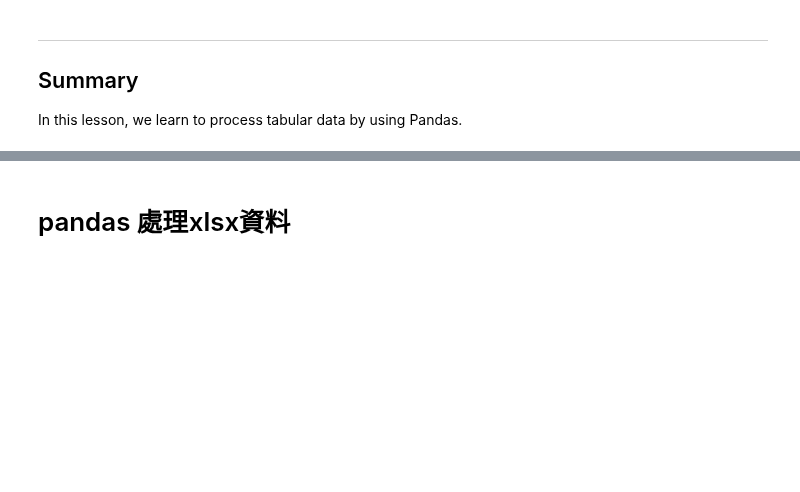
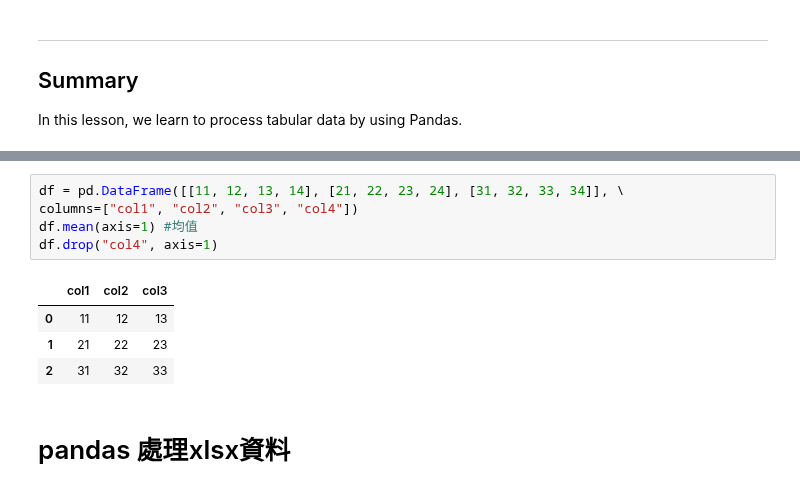
Before and after one commit to eddylin2015/mathsym, a Jupyter notebook: lesson/lesson02C_pandas.ipynb, the cells around one changed output, grey strips where cells are left out. Drawn from its saved outputs; the diff is of its cells as text; blank space fills up the shorter version.

```diff
--- a/lesson/lesson02C_pandas.ipynb
+++ b/lesson/lesson02C_pandas.ipynb
@@ -458,3 +461,13 @@ In this lesson, we learn to process tabular data by using Pandas.
+# %%
+df = pd.DataFrame([[11, 12, 13, 14], [21, 22, 23, 24], [31, 32, 33, 34]], \
+columns=["col1", "col2", "col3", "col4"])
+df.mean(axis=1) #均值
+df.drop("col4", axis=1)
+# %% [output]
+|  | col1 | col2 | col3 |
+| 0 | 11 | 12 | 13 |
+| 1 | 21 | 22 | 23 |
+| 2 | 31 | 32 | 33 |
 # %% [markdown]
 # pandas 處理xlsx資料
 # %%
```
Also changed, not shown: parts of 4 cells of this notebook, 5 other files.
